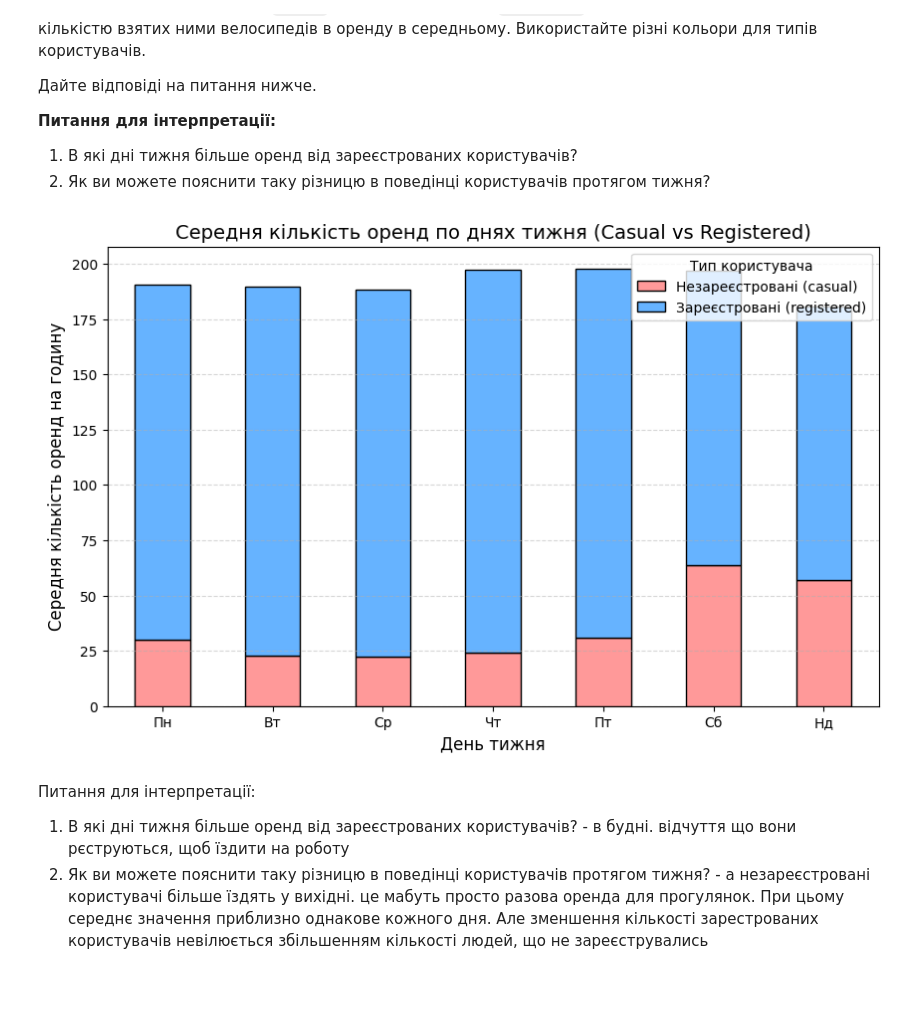
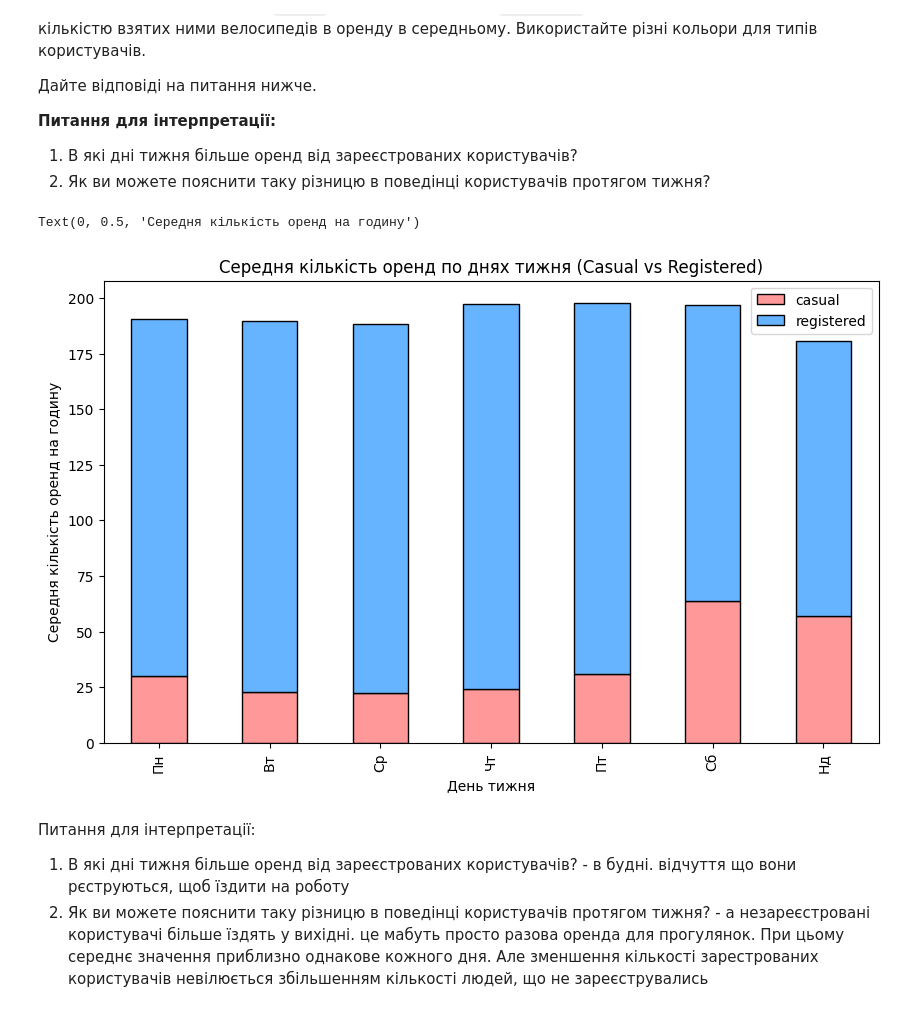
Before and after one commit to GalynaGnatenko/GnatenkoGalyna, a Jupyter notebook: Гнатенко_"HW_11_1_Візуалізація_даних_з_Pandas_ipynb".ipynb, the cells around one changed output. Cells and saved outputs as stored; diff of their text form; code cells hidden in the pictures; blank space fills up the shorter version.

```diff
--- a/Гнатенко_"HW_11_1_Візуалізація_даних_з_Pandas_ipynb".ipynb
+++ b/Гнатенко_"HW_11_1_Візуалізація_даних_з_Pandas_ipynb".ipynb
@@ -397,27 +397,3 @@ plt.show()
 
 **Питання для інтерпретації:**
 - Чи є зв'язок між температурою та кількістю оренди? Який?
-# %%
-import seaborn as sns
-import matplotlib.pyplot as plt
-
-season_names = {1: 'Зима', 2: 'Весна', 3: 'Літо', 4: 'Осінь'}
-df['season_name'] = df['season'].map(season_names)
-
-plt.figure(figsize=(10, 6))
-
-sns.scatterplot(
-    data=df,
-    x='temp',
-    y='count',
-    hue='season_name',
-    alpha=0.6,
-    palette='tab10'
-)
-
-plt.title('Залежність кількості оренд від температури за сезонами', fontsize=14)
-plt.xlabel('Температура (temp)', fontsize=12)
-plt.ylabel('Загальна кількість оренд (count)', fontsize=12)
-plt.grid(True, linestyle='--', alpha=0.5)
-
-plt.show()
@@ -439,34 +430,26 @@ plt.show()
 1. В які дні тижня більше оренд від зареєстрованих користувачів?
 2. Як ви можете пояснити таку різницю в поведінці користувачів протягом тижня?
 # %%
-import matplotlib.pyplot as plt
 
-days_names = {
-    0: 'Пн', 1: 'Вт', 2: 'Ср', 3: 'Чт', 4: 'Пт', 5: 'Сб', 6: 'Нд'
-}
+days_names = {0: 'Пн', 1: 'Вт', 2: 'Ср', 3: 'Чт', 4: 'Пт', 5: 'Сб', 6: 'Нд'}
 
 weekday_avg = df.groupby(df.index.dayofweek)[['casual', 'registered']].mean()
-
 weekday_avg.index = weekday_avg.index.map(days_names)
 
 ax = weekday_avg.plot(
     kind='bar',
     stacked=True,
     figsize=(10, 6),
     color=['#ff9999', '#66b3ff'],
-    edgecolor='black'
+    edgecolor='black',
+    title='Середня кількість оренд по днях тижня (Casual vs Registered)'
 )
 
-plt.title('Середня кількість оренд по днях тижня (Casual vs Registered)', fontsize=14)
-plt.xlabel('День тижня', fontsize=12)
-plt.ylabel('Середня кількість оренд на годину', fontsize=12)
-plt.xticks(rotation=0)
-plt.legend(['Незареєстровані (casual)', 'Зареєстровані (registered)'], title='Тип користувача')
-plt.grid(axis='y', linestyle='--', alpha=0.5)
-
-plt.show()
+ax.set_xlabel('День тижня')
+ax.set_ylabel('Середня кількість оренд на годину')
 # %% [output]
+Text(0, 0.5, 'Середня кількість оренд на годину')
-[figure, old version]
+[figure, new version]
 # %% [markdown]
 Питання для інтерпретації:
 
```
Also changed, not shown: parts of 2 cells of this notebook.
